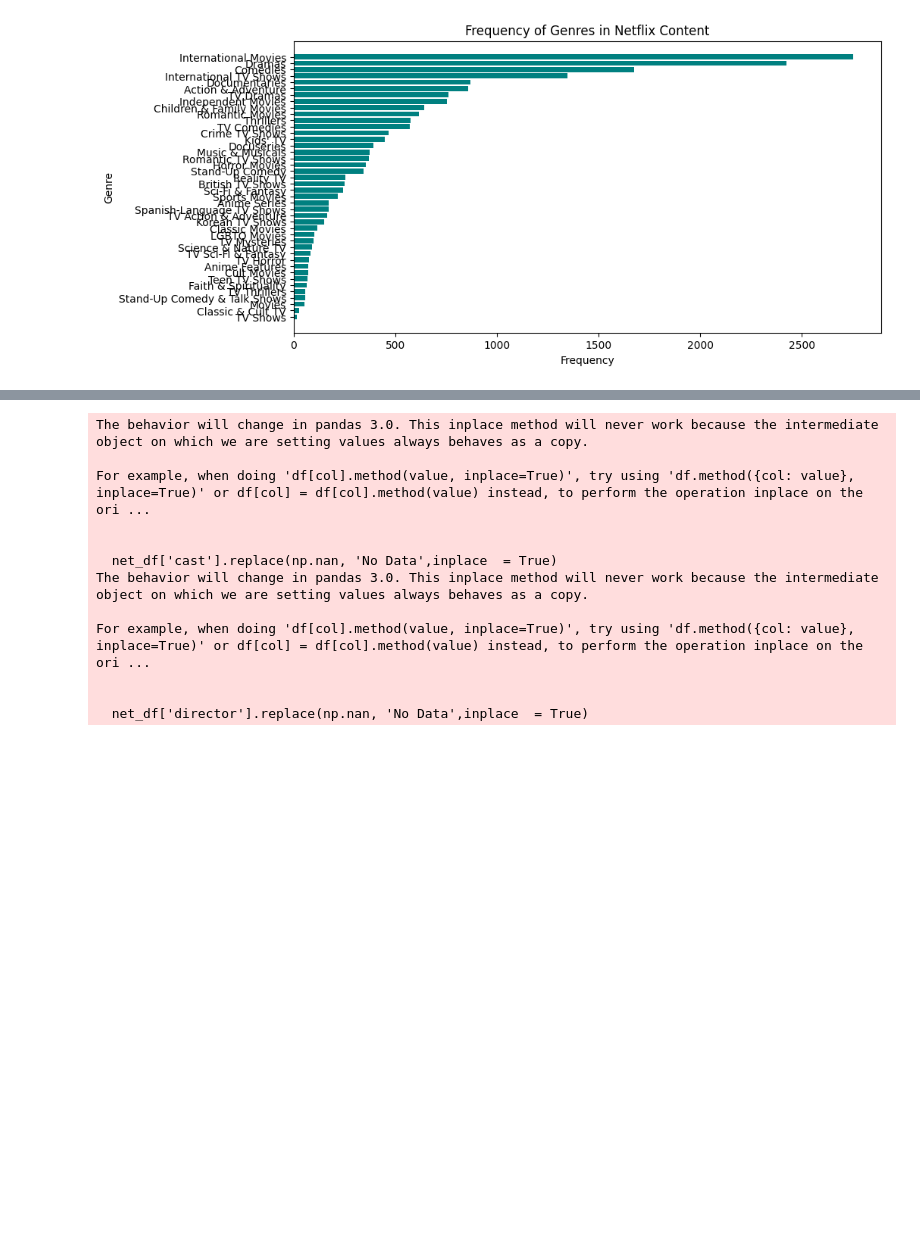
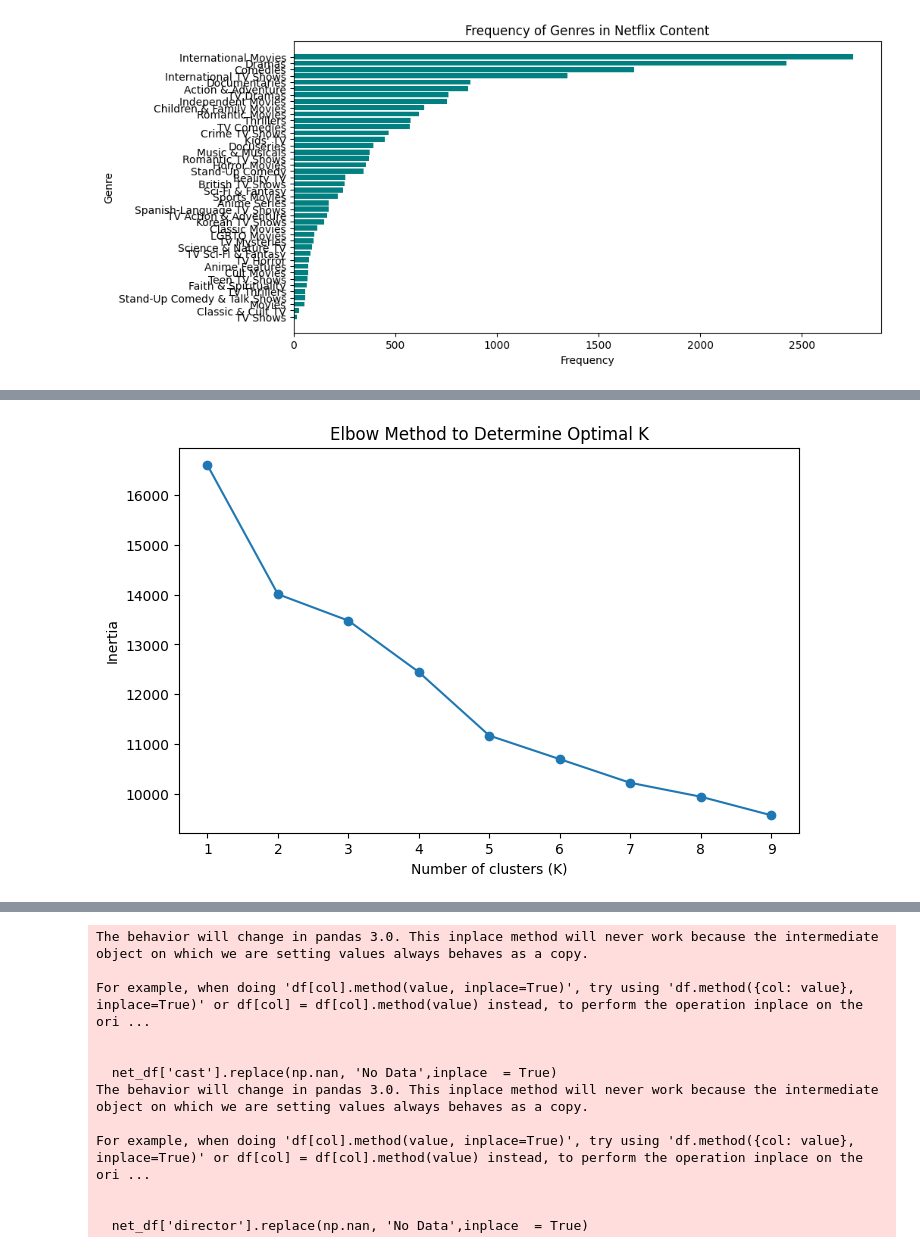
Before and after one commit to PatandyaW/Skripsikkk, a Jupyter notebook: Skripsik.ipynb, the cells around one changed output, grey strips where cells are left out. Saved outputs shown, nothing was run; the diff lists cells and outputs as text; code cells hidden in the pictures; blank space fills up the shorter version.

```diff
--- a/Skripsik.ipynb
+++ b/Skripsik.ipynb
@@ -173,0 +188,14 @@ plt.show()
+# %%
+from sklearn.feature_extraction.text import CountVectorizer
+from sklearn.cluster import KMeans
+
+# Vectorize the genre data
+vectorizer = CountVectorizer(tokenizer=lambda x: x.split(', '))
+X = vectorizer.fit_transform(net_df["listed_in"])
+
+# Apply KMeans clustering
+kmeans = KMeans(n_clusters=5, random_state=42).fit(X)
+
+# Assign each row to a cluster
+net_df['Cluster'] = kmeans.labels_
+print(net_df[['listed_in', 'Cluster']])
@@ -173,0 +217,20 @@ plt.show()
+# %%
+import matplotlib.pyplot as plt
+
+# Calculate inertia (sum of squared distances) for different K values
+inertias = []
+K_range = range(1, 10)
+
+for k in K_range:
+    kmeans = KMeans(n_clusters=k, random_state=42).fit(X)
+    inertias.append(kmeans.inertia_)
+
+# Plot the elbow graph
+plt.figure(figsize=(8, 5))
+plt.plot(K_range, inertias, marker='o')
+plt.xlabel('Number of clusters (K)')
+plt.ylabel('Inertia')
+plt.title('Elbow Method to Determine Optimal K')
+plt.show()
+# %% [output]
+[figure, added]
```
Also changed, not shown: parts of 5 cells of this notebook.
